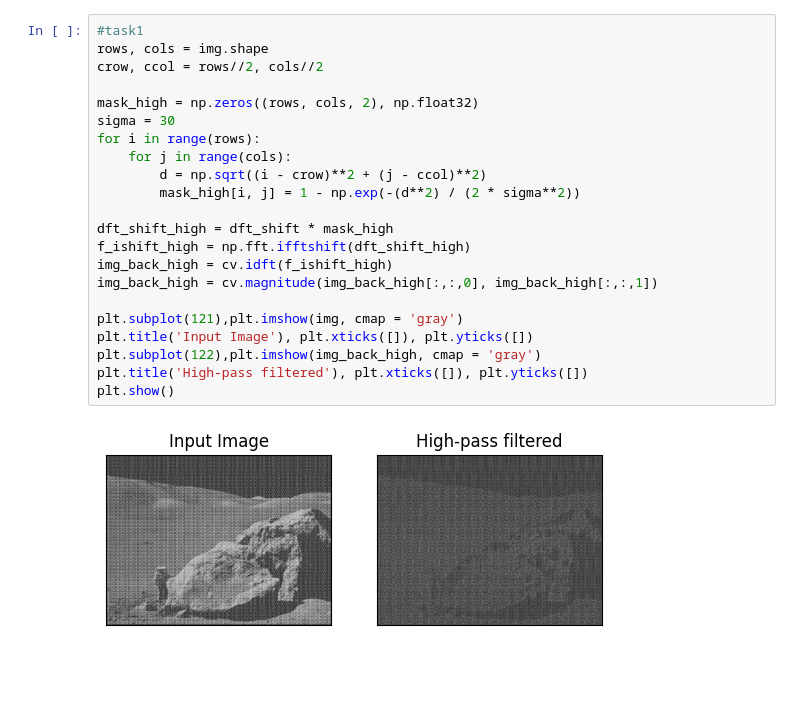
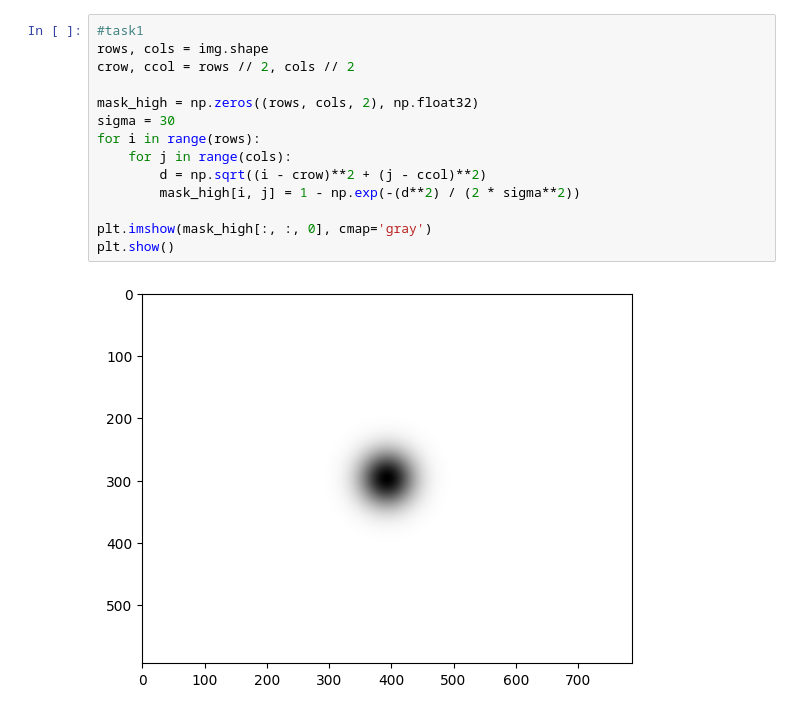
Before and after one commit to Matvey-Adukevich/cv_labs, a Jupyter notebook: task5/task5.ipynb, the cells around one changed output. Drawn from its saved outputs; the diff is of its cells as text; blank space fills up the shorter version.

```diff
--- a/task5/task5.ipynb
+++ b/task5/task5.ipynb
@@ -10,24 +20,16 @@ dft_shift = np.fft.fftshift(dft)
 # %%
 #task1
 rows, cols = img.shape
-crow, ccol = rows//2, cols//2
+crow, ccol = rows // 2, cols // 2
 
 mask_high = np.zeros((rows, cols, 2), np.float32)
 sigma = 30
 for i in range(rows):
     for j in range(cols):
         d = np.sqrt((i - crow)**2 + (j - ccol)**2)
         mask_high[i, j] = 1 - np.exp(-(d**2) / (2 * sigma**2))
 
-dft_shift_high = dft_shift * mask_high
-f_ishift_high = np.fft.ifftshift(dft_shift_high)
-img_back_high = cv.idft(f_ishift_high)
-img_back_high = cv.magnitude(img_back_high[:,:,0], img_back_high[:,:,1])
-
-plt.subplot(121),plt.imshow(img, cmap = 'gray')
-plt.title('Input Image'), plt.xticks([]), plt.yticks([])
-plt.subplot(122),plt.imshow(img_back_high, cmap = 'gray')
-plt.title('High-pass filtered'), plt.xticks([]), plt.yticks([])
+plt.imshow(mask_high[:, :, 0], cmap='gray')
 plt.show()
 # %% [output]
-[figure, old version]
+[figure, new version]
```
Also changed, not shown: parts of 9 cells of this notebook.
